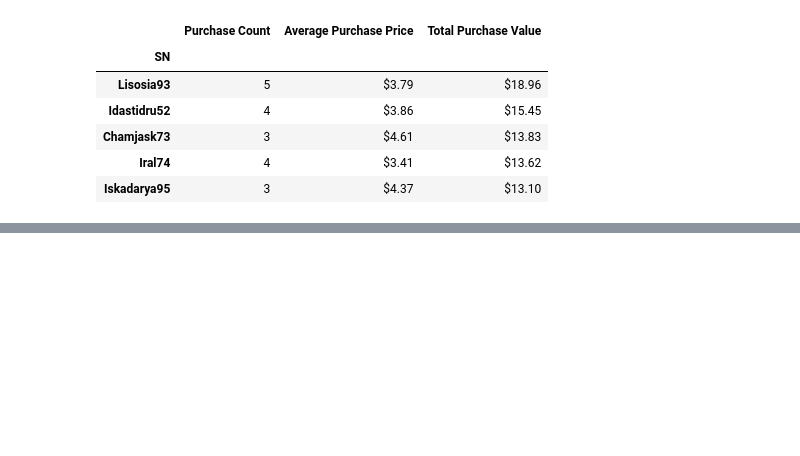
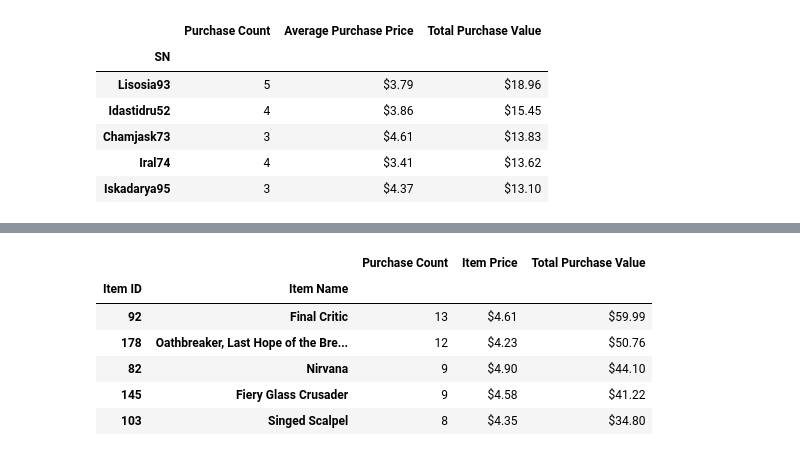
Before and after one commit to NoumenalAglet/pandas-challenge, a Jupyter notebook: HeroesOfPymoli/HeroesOfPymoli.ipynb, the cells around one changed output, grey strips where cells are left out. Drawn from its saved outputs; the diff is of its cells as text; code cells hidden in the pictures; blank space fills up the shorter version.

```diff
--- a/HeroesOfPymoli/HeroesOfPymoli.ipynb
+++ b/HeroesOfPymoli/HeroesOfPymoli.ipynb
@@ -275,0 +297,36 @@ pdata
+# %%
+### Most Profitable Items ### *same code as above just sorted by "Total Purchase Value"
+
+# Grouping groups item id and count
+pop_items = pdata.groupby(["Item ID", "Item Name"])
+
+# Number of each item purchased
+purchase_count = pop_items["Item ID"].count()
+
+# Average for all items purchased of each type
+avg_item_price = pop_items["Price"].mean()
+
+# Total item price, found by adding all the prices, as these can vary
+total_purch_value = pop_items["Price"].sum()
+
+# Create dataframe
+most_pop_items_df = pd.DataFrame ({
+    "Purchase Count":purchase_count,
+    "Item Price":avg_item_price,
+    "Total Purchase Value":total_purch_value
+})
+
+# Sort and format *this time by "Total Purchase Value"
+most_pop_items_df = most_pop_items_df.sort_values(["Total Purchase Value"], ascending=False).head()
+most_pop_items_df["Item Price"] = most_pop_items_df["Item Price"].map("${:,.2f}".format)
+most_pop_items_df["Total Purchase Value"] = most_pop_items_df["Total Purchase Value"].map("${:,.2f}".format)
+most_pop_items_df = most_pop_items_df.style.set_properties(**{'text-align': 'left'})
+most_pop_items_df
+# %% [output]
+|  |  | Purchase Count | Item Price | Total Purchase Value |
+| Item ID | Item Name |  |  |  |
+| 92 | Final Critic | 13 | $4.61 | $59.99 |
+| 178 | Oathbreaker, Last Hope of the Bre... | 12 | $4.23 | $50.76 |
+| 82 | Nirvana | 9 | $4.90 | $44.10 |
+| 145 | Fiery Glass Crusader | 9 | $4.58 | $41.22 |
+| 103 | Singed Scalpel | 8 | $4.35 | $34.80 |
```
Also changed, not shown: parts of 2 cells of this notebook.
